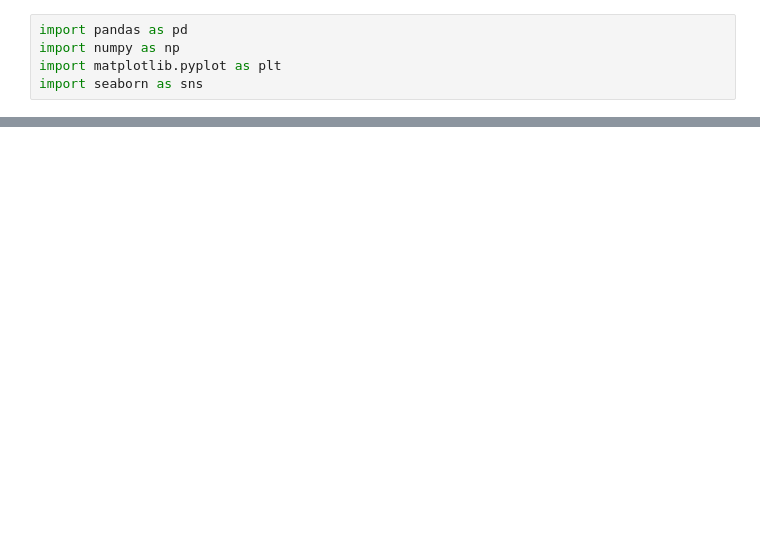
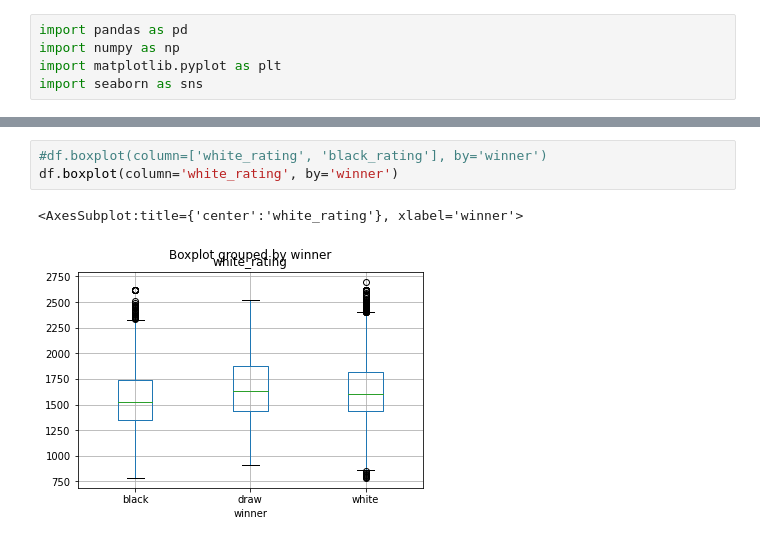
Before and after one commit to cbennudr/ds_chess, a Jupyter notebook: ds_chess_eda.ipynb, the cells around one changed output, grey strips where cells are left out. Cells and saved outputs as stored; diff of their text form; blank space fills up the shorter version.

```diff
--- a/ds_chess_eda.ipynb
+++ b/ds_chess_eda.ipynb
@@ -73,0 +175,6 @@ df.boxplot(column=['white_rating','black_rating'])
+# %%
+#df.boxplot(column=['white_rating', 'black_rating'], by='winner')
+df.boxplot(column='white_rating', by='winner')
+# %% [output]
+<AxesSubplot:title={'center':'white_rating'}, xlabel='winner'>
+[figure, added]
```
Also changed, not shown: parts of 27 cells of this notebook.
